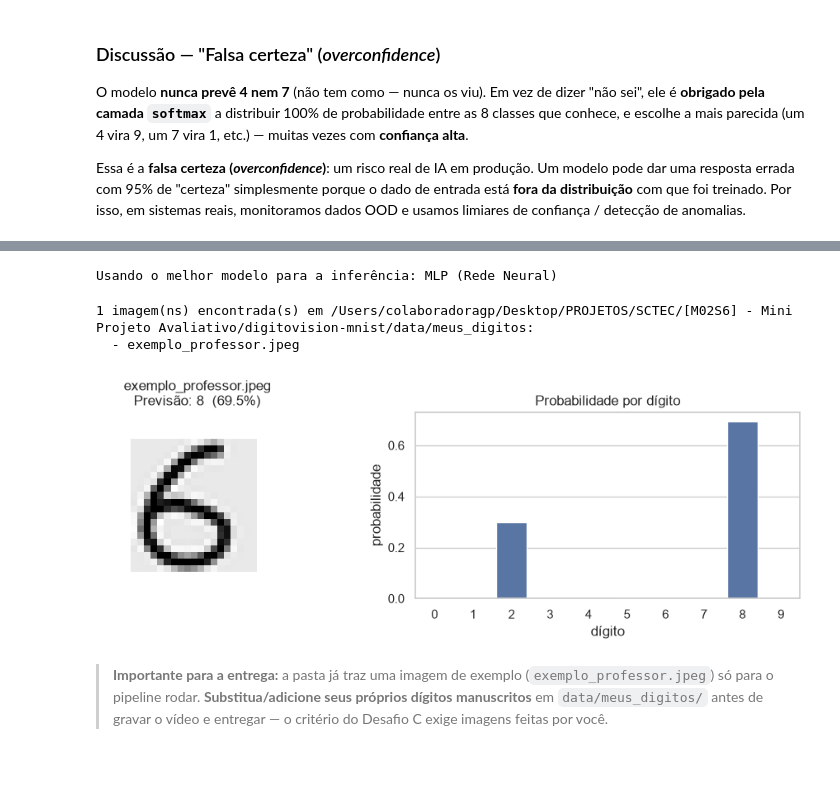
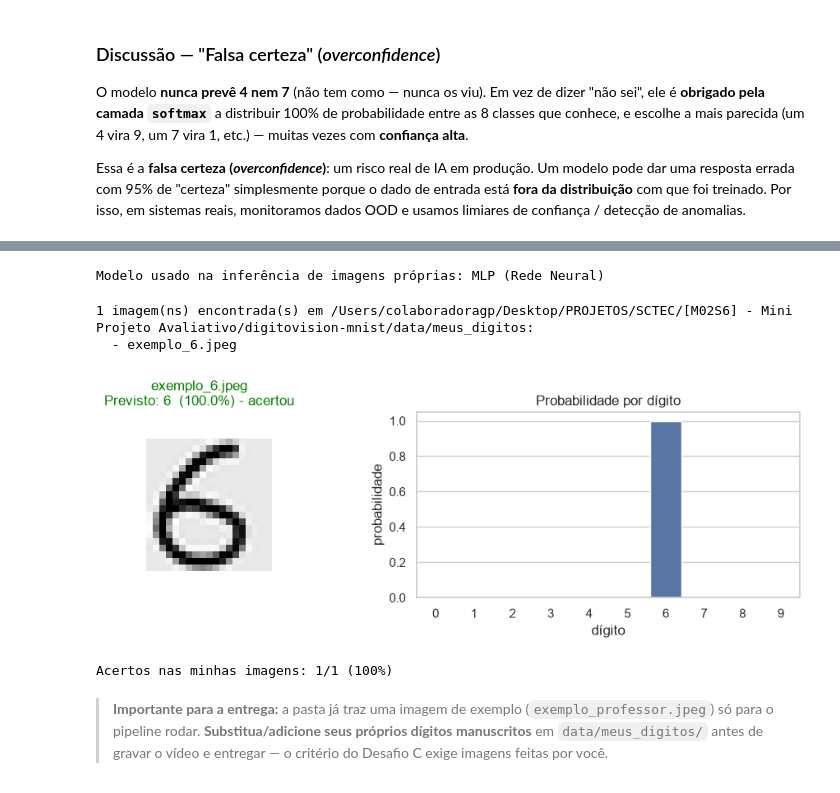
Before and after one commit to ffegegsgabad/digitovision-mnist, a Jupyter notebook: notebook/digitovision_mnist.ipynb, the cells around one changed output, grey strips where cells are left out. Cells and saved outputs as stored; diff of their text form; code cells hidden in the pictures.

Commit message:
suporta varias imagens proprias com checagem por nome e centraliza pelo centro de massa

```diff
--- a/notebook/digitovision_mnist.ipynb
+++ b/notebook/digitovision_mnist.ipynb
@@ -755,23 +773,19 @@ def preprocessar_imagem(caminho):
     return arr, arr.reshape(1, 784)
 # %%
-# Usamos o MELHOR modelo da Fase 4 para prever nossas imagens
-melhor_modelo = resultados[melhor_nome]["modelo"]
-print(f"Usando o melhor modelo para a inferência: {melhor_nome}")
+# Para reconhecer dígitos manuscritos NOVOS usamos a MLP (rede neural).
+# Justificativa: no benchmark o KNN teve acurácia um pouco maior, mas ele "memoriza"
+# as imagens de treino e generaliza mal para uma letra em estilo diferente. A MLP aprende
+# padrões mais gerais do traço -> é mais robusta com imagens reais (a lição da Fase 5).
+modelo_inferencia = resultados["MLP (Rede Neural)"]["modelo"]
+print("Modelo usado na inferência de imagens próprias: MLP (Rede Neural)")
 
-def prever_uma(caminho_str):
-    return melhor_modelo.predict(caminho_str)   # sobrescrito abaixo conforme o tipo
-
-# Função de predição que funciona tanto para sklearn quanto para Keras
 def prever(vetor_784):
-    if melhor_nome.startswith("MLP"):
-        p = melhor_modelo.predict(vetor_784, verbose=0)[0]
-    else:
-        p = melhor_modelo.predict_proba(vetor_784)[0]
-    return p
+    """Devolve as 10 probabilidades (softmax) da MLP para um vetor 1x784."""
+    return modelo_inferencia.predict(vetor_784, verbose=0)[0]
 # %% [output]
-Usando o melhor modelo para a inferência: MLP (Rede Neural)
+Modelo usado na inferência de imagens próprias: MLP (Rede Neural)
 # %%
-# Lê todas as imagens da pasta data/meus_digitos/
+# Lê todas as imagens da pasta data/meus_digitos/ (o nome do arquivo não precisa seguir ordem)
 extensoes = {".png", ".jpg", ".jpeg", ".bmp"}
 arquivos = sorted([p for p in DIR_DADOS.iterdir() if p.suffix.lower() in extensoes])
 print(f"{len(arquivos)} imagem(ns) encontrada(s) em {DIR_DADOS}:")
@@ -780,29 +794,55 @@ for p in arquivos:
 
 if not arquivos:
     print("\nNenhuma imagem encontrada. Adicione seus dígitos manuscritos em data/meus_digitos/")
+    print("Dica: nomeie com o dígito correto (ex.: meu_7.jpg) para o notebook checar o acerto.")
 # %% [output]
 1 imagem(ns) encontrada(s) em /Users/colaboradoragp/Desktop/PROJETOS/SCTEC/[M02S6] - Mini Projeto Avaliativo/digitovision-mnist/data/meus_digitos:
-  - exemplo_professor.jpeg
+  - exemplo_6.jpeg
 # %%
-# Para cada imagem: mostra a imagem processada + o gráfico de probabilidades
+# Para cada imagem: mostra a imagem processada + o gráfico de probabilidades.
+# Se o nome do arquivo contiver um dígito (ex.: meu_7.jpg), ele é usado como gabarito.
+import re
+
+acertos, total_com_gabarito = 0, 0
 for caminho in arquivos:
     img28, vetor = preprocessar_imagem(caminho)
     probs = prever(vetor)
     palpite = int(np.argmax(probs))
     certeza = probs[palpite] * 100
 
+    # Extrai o dígito esperado do nome do arquivo, se houver (ex.: "meu_7" -> 7)
+    achado = re.search(r"(\d)", caminho.stem)
+    esperado = int(achado.group(1)) if achado else None
+
+    if esperado is not None:
+        total_com_gabarito += 1
+        acertou = (palpite == esperado)
+        acertos += int(acertou)
+        veredito = "acertou" if acertou else f"ERROU (esperado: {esperado})"
+        cor = "green" if acertou else "red"
+        titulo = f"{caminho.name}\nPrevisto: {palpite}  ({certeza:.1f}%) - {veredito}"
+    else:
+        cor = "black"
+        titulo = f"{caminho.name}\nPrevisto: {palpite}  ({certeza:.1f}%)"
+
     fig, (ax1, ax2) = plt.subplots(1, 2, figsize=(10, 3.5))
     ax1.imshow(img28, cmap="binary")
-    ax1.set_title(f"{caminho.name}\nPrevisão: {palpite}  ({certeza:.1f}%)")
+    ax1.set_title(titulo, color=cor)
     ax1.axis("off")
     sns.barplot(x=list(range(10)), y=probs, ax=ax2, color="#4C72B0")
     ax2.set_title("Probabilidade por dígito")
     ax2.set_xlabel("dígito"); ax2.set_ylabel("probabilidade")
     plt.tight_layout()
     plt.savefig(DIR_GRAF / f"fase5c_pred_{caminho.stem}.png", dpi=120)
     plt.show()
+
+# Resumo: acurácia do modelo nas MINHAS imagens (só conta as que têm gabarito no nome)
+if total_com_gabarito:
+    print(f"\nAcertos nas minhas imagens: {acertos}/{total_com_gabarito} "
+          f"({acertos / total_com_gabarito:.0%})")
 # %% [output]
-[figure, old version]
+[figure, new version]
+Acertos nas minhas imagens: 1/1 (100%)
 # %% [markdown]
 > **Importante para a entrega:** a pasta já traz uma imagem de exemplo
 > (`exemplo_professor.jpeg`) só para o pipeline rodar. **Substitua/adicione seus próprios dígitos
```
Also changed, not shown: parts of 13 cells of this notebook, 11 other files.
